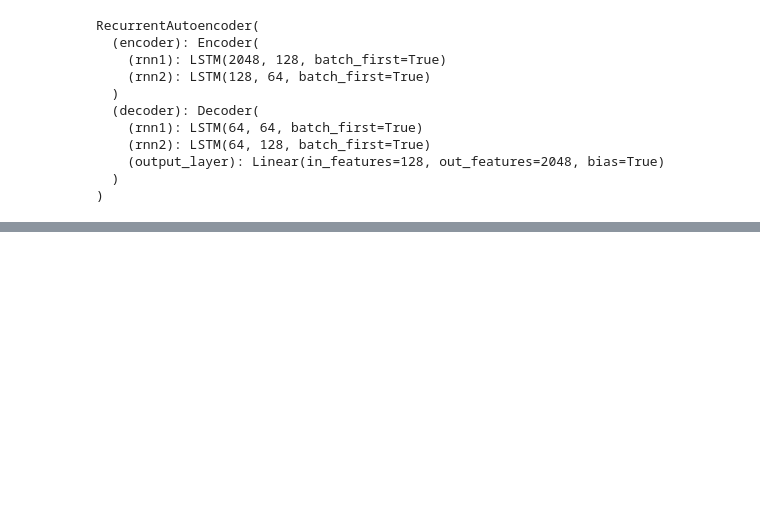
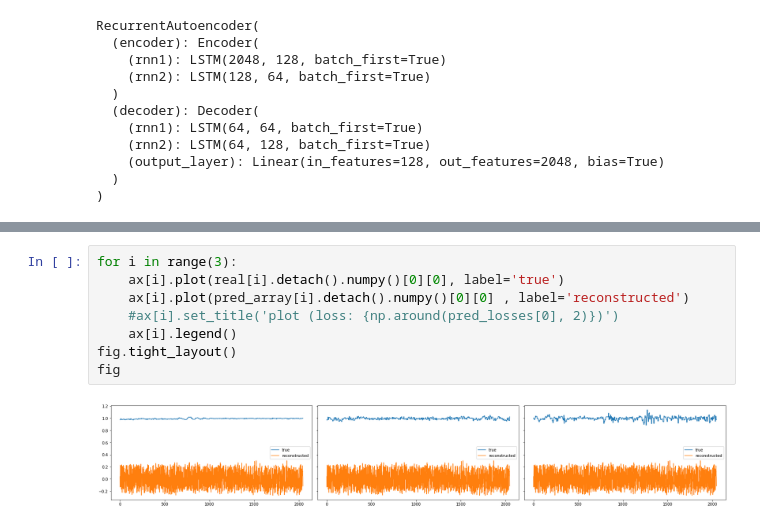
Before and after one commit to TheJproject/deeplearning, a Jupyter notebook: DL(1).ipynb, the cells around one changed output, grey strips where cells are left out. Drawn from its saved outputs; the diff is of its cells as text; blank space fills up the shorter version.

```diff
--- a/DL(1).ipynb
+++ b/DL(1).ipynb
@@ -277,0 +287,10 @@ RuntimeError: input must have 3 dimensions, got 2
+# %%
+for i in range(3):
+    ax[i].plot(real[i].detach().numpy()[0][0], label='true')
+    ax[i].plot(pred_array[i].detach().numpy()[0][0] , label='reconstructed')
+    #ax[i].set_title('plot (loss: {np.around(pred_losses[0], 2)})')
+    ax[i].legend()
+fig.tight_layout()
+fig
+# %% [output]
+[figure, added]
```
Also changed, not shown: parts of 4 cells of this notebook.
